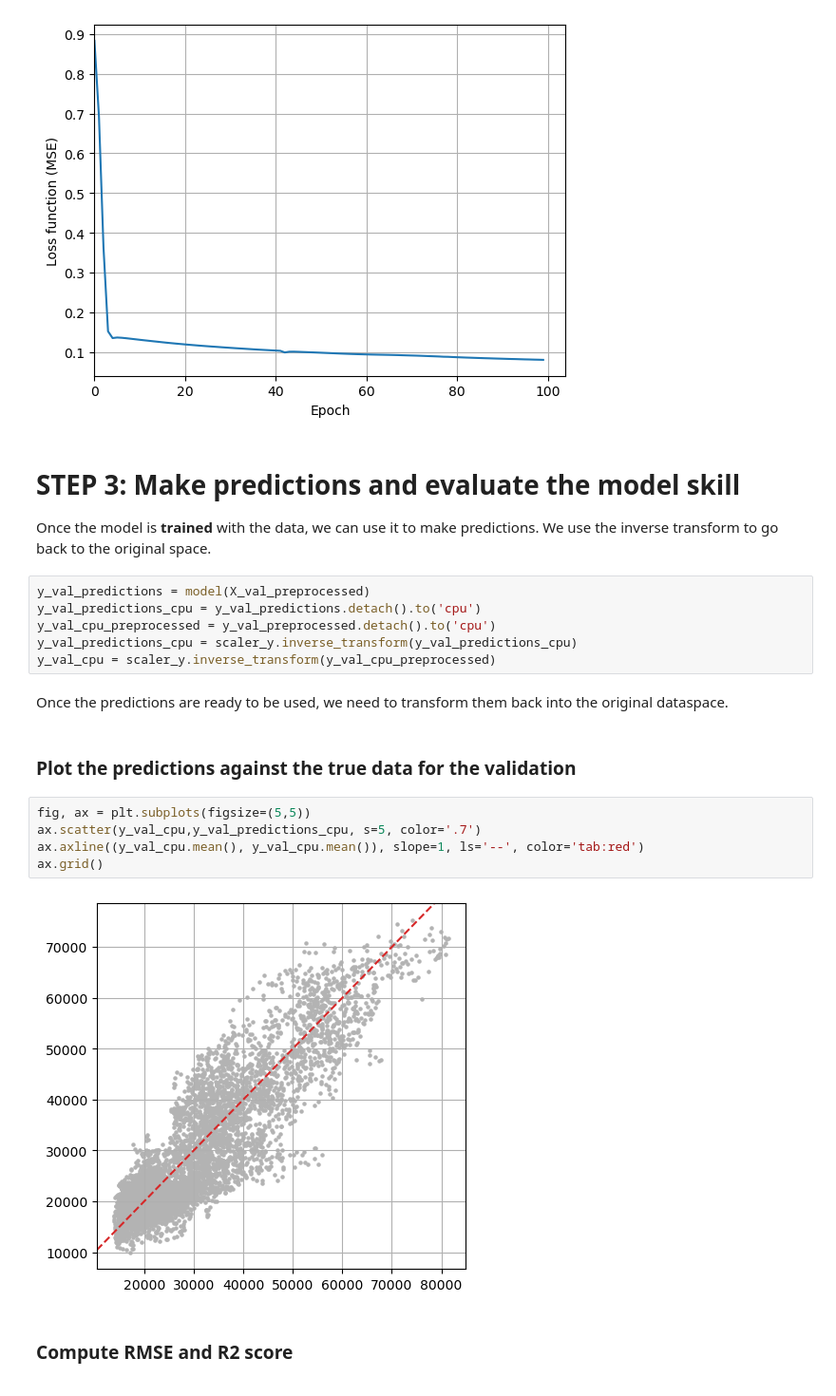
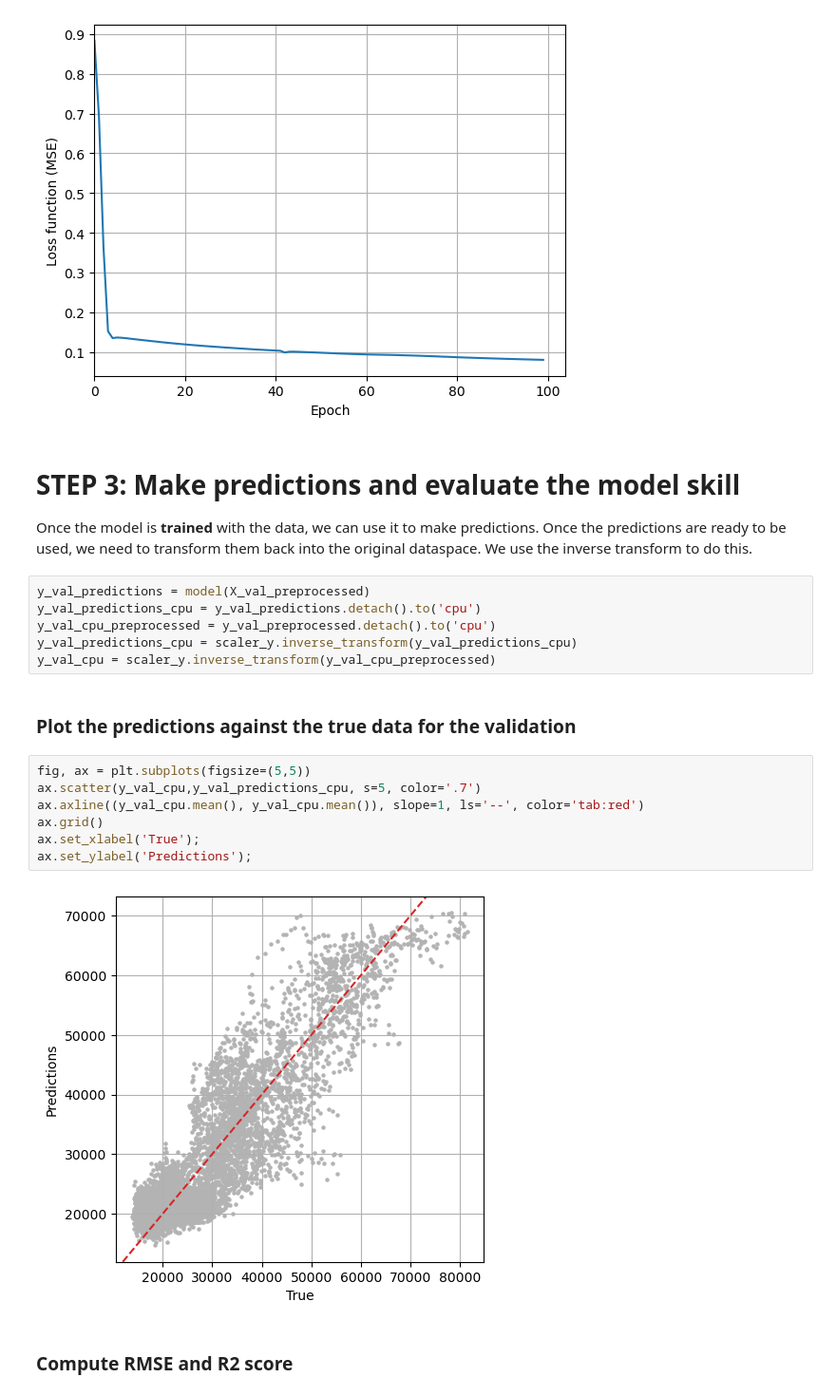
Before and after one commit to rguilcas/BCCR-ML-course, a Jupyter notebook: lecture_exercises/exercises/D3-01_XAI-example.ipynb, the cells around one changed output. Shown at 95% size. Drawn from its saved outputs; the diff is of its cells as text.

```diff
--- a/lecture_exercises/exercises/D3-01_XAI-example.ipynb
+++ b/lecture_exercises/exercises/D3-01_XAI-example.ipynb
@@ -186,24 +186,24 @@ RMSE: 0.28
 [figure]
 # %% [markdown]
 # STEP 3: Make predictions and evaluate the model skill
-Once the model is **trained** with the data, we can use it to make predictions. We use the inverse transform to go back to the original space.
+Once the model is **trained** with the data, we can use it to make predictions. Once the predictions are ready to be used, we need to transform them back into the original dataspace. We use the inverse transform to do this.
 # %%
 y_val_predictions = model(X_val_preprocessed)
 y_val_predictions_cpu = y_val_predictions.detach().to('cpu')
 y_val_cpu_preprocessed = y_val_preprocessed.detach().to('cpu')
 y_val_predictions_cpu = scaler_y.inverse_transform(y_val_predictions_cpu)
 y_val_cpu = scaler_y.inverse_transform(y_val_cpu_preprocessed)
-# %% [markdown]
-Once the predictions are ready to be used, we need to transform them back into the original dataspace.
 # %% [markdown]
 ### Plot the predictions against the true data for the validation
 # %%
 fig, ax = plt.subplots(figsize=(5,5))
 ax.scatter(y_val_cpu,y_val_predictions_cpu, s=5, color='.7')
 ax.axline((y_val_cpu.mean(), y_val_cpu.mean()), slope=1, ls='--', color='tab:red')
 ax.grid()
+ax.set_xlabel('True');
+ax.set_ylabel('Predictions');
 # %% [output]
-[figure, old version]
+[figure, new version]
 # %% [markdown]
 ### Compute RMSE and R2 score
 # %%
```
Also changed, not shown: parts of 5 cells of this notebook.
